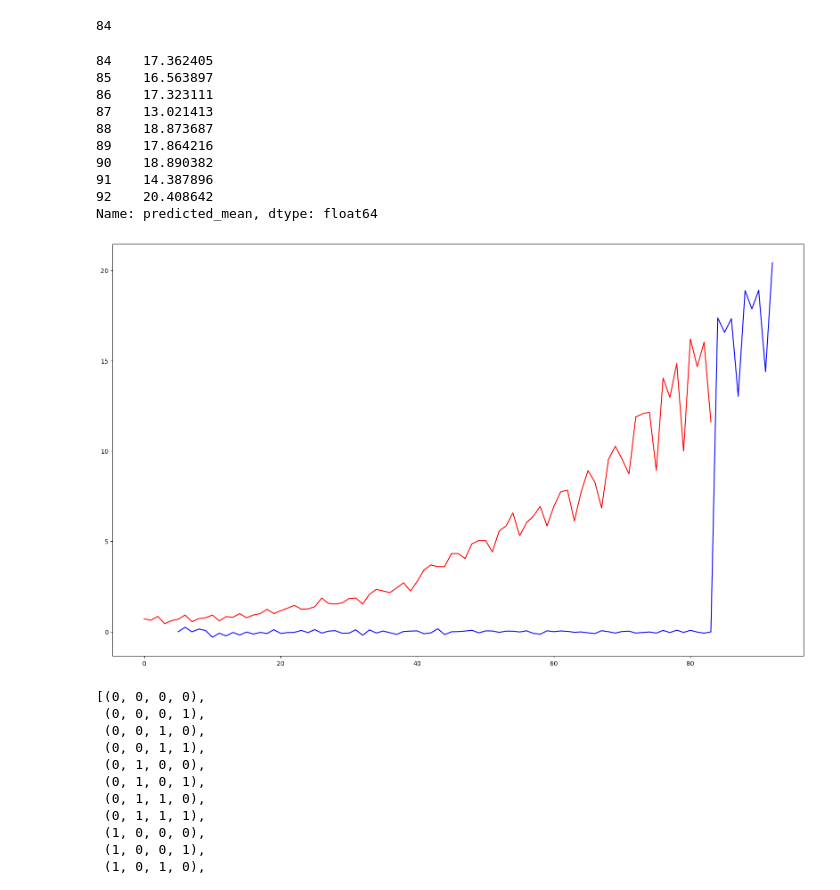
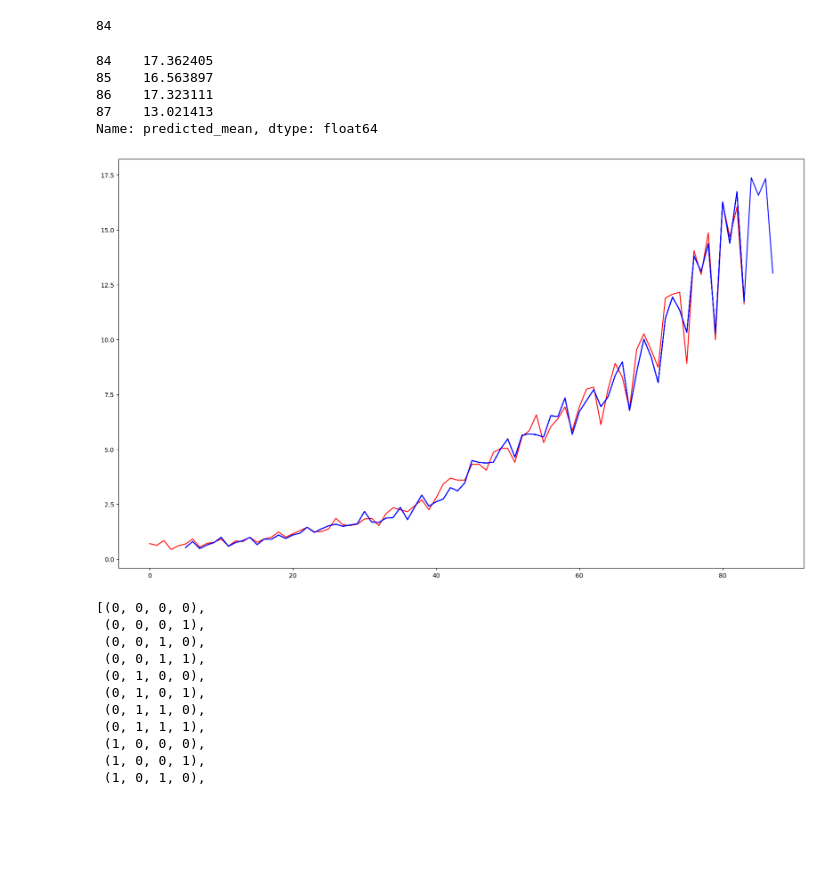
Before and after one commit to jamal221/Machine_Learning_Project, a Jupyter notebook: TimeSeries_Predection.ipynb, the cells around one changed output. Saved outputs shown, nothing was run; the diff lists cells and outputs as text; code cells hidden in the pictures; blank space fills up the shorter version.

```diff
--- a/TimeSeries_Predection.ipynb
+++ b/TimeSeries_Predection.ipynb
@@ -317,6 +346,8 @@ data2
+# %%
+data2['sarimax'] = res2.fittedvalues
 # %%
 data2['sarimax'][:5] = np.NaN
-forecast = res2.predict(start=len(data2), end=len(data2) + 8)
+forecast2 = res2.predict(start=len(data2), end=len(data2) + 3)
 # %% [output]
 A value is trying to be set on a copy of a slice from a DataFrame
 
@@ -326,28 +357,23 @@ See the caveats in the documentation: https://pandas.pydata.org/pandas-docs/stab
 len(data2)
 # %% [output]
 84
-# %%
-forecast
-# %% [output]
-84    17.362405
-85    16.563897
-86    17.323111
-87    13.021413
-88    18.873687
-89    17.864216
-90    18.890382
-91    14.387896
-92    20.408642
-Name: predicted_mean, dtype: float64
+# %%
+forecast2
+# %% [output]
+84    17.362405
+85    16.563897
+86    17.323111
+87    13.021413
+Name: predicted_mean, dtype: float64
 # %%
-forecast = data2['sarimax'].append(forecast)
+forecast2 = data2['sarimax'].append(forecast2)
 # %%
 plt.figure(figsize=(20, 12))
 plt.plot(data2['data'], 'r-')
-plt.plot(forecast, 'b-')
+plt.plot(forecast2, 'b-')
 plt.show()
 # %% [output]
-[figure, old version]
+[figure, new version]
 # %%
 from itertools import product
 p = range(0, 2, 1)
```
Also changed, not shown: parts of 13 cells of this notebook.
